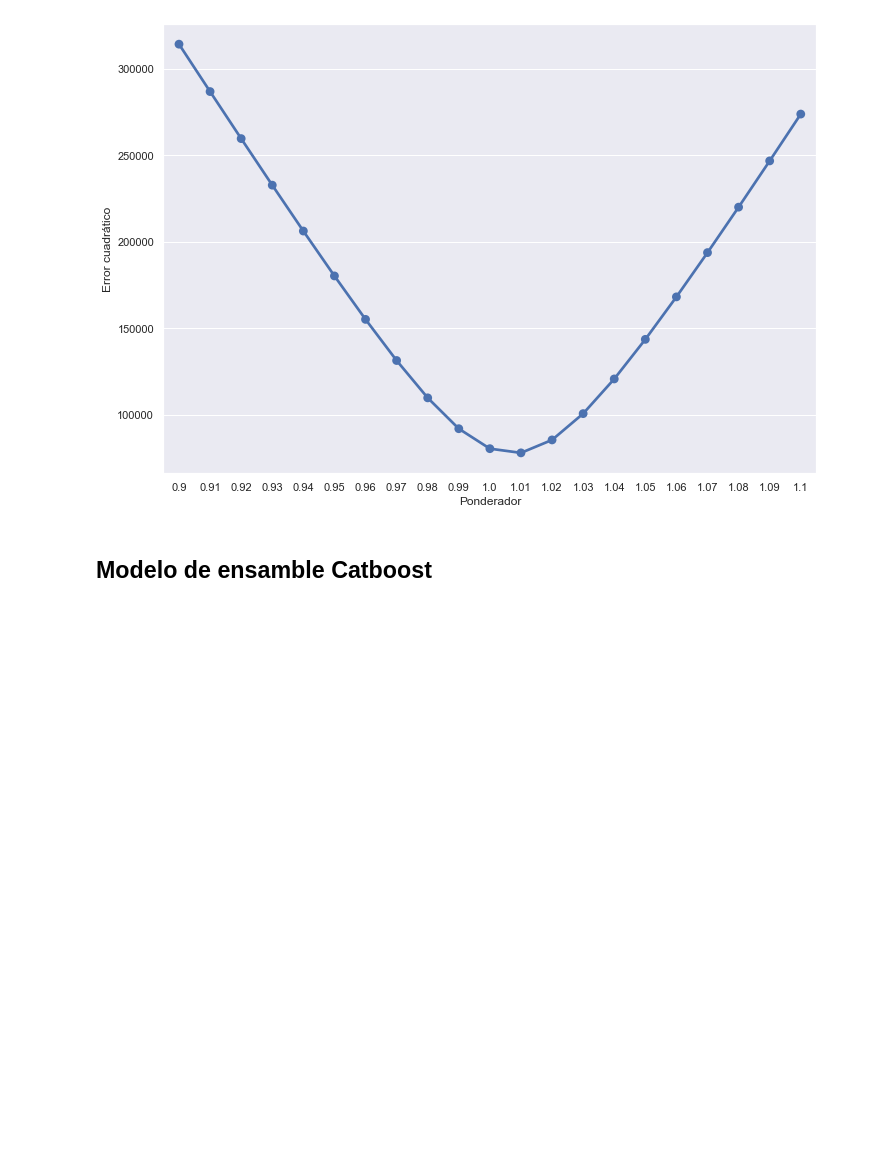
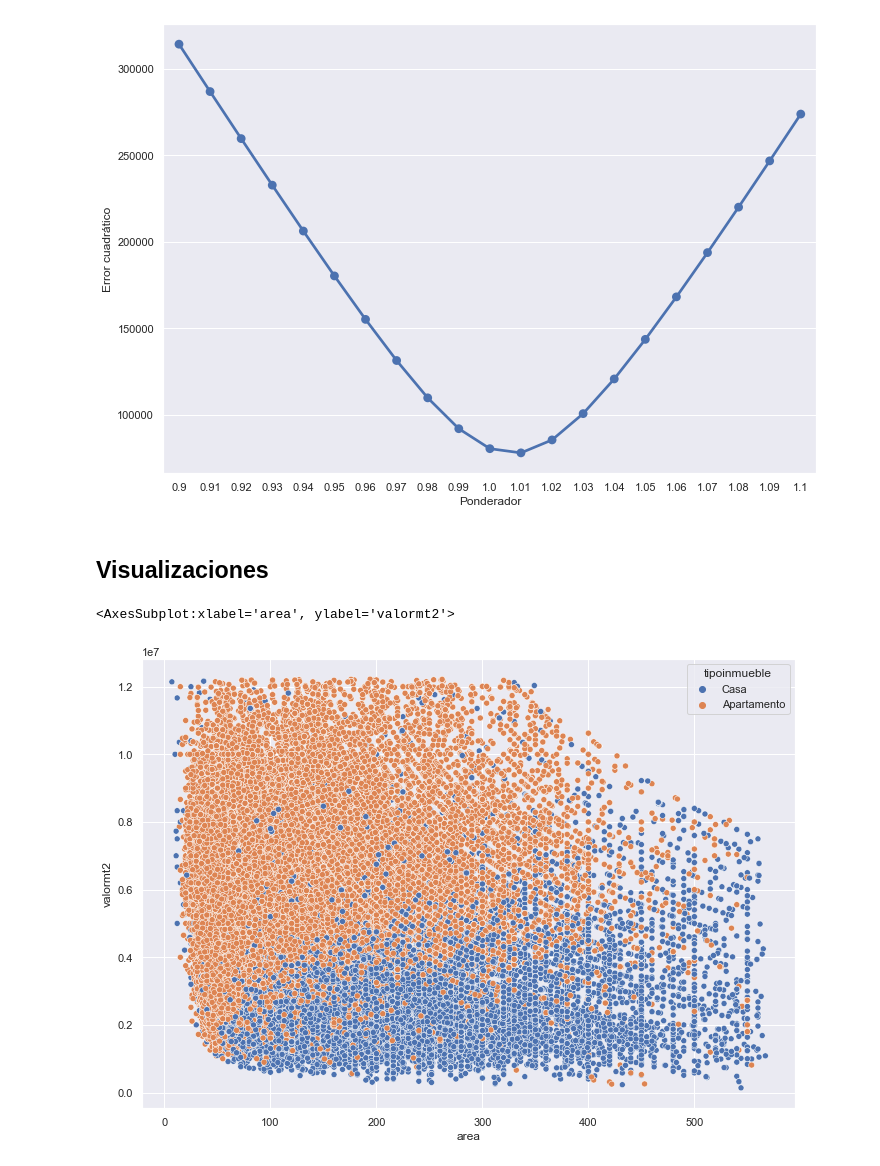
Before and after one commit to CCHidalgoG/El-precio-es-correcto, a Jupyter notebook: Analisis.ipynb, the cells around one changed output. Cells and saved outputs as stored; diff of their text form; code cells hidden in the pictures; blank space fills up the shorter version.

```diff
--- a/Analisis.ipynb
+++ b/Analisis.ipynb
@@ -1333,5 +1333,8 @@ submission_xgb_adj=pd.DataFrame( {'id':val.id ,'valormt2_predicted':datos_predic
 submission_xgb_adj.to_csv('submission_xgb_adj.csv',index=False)
 # %% [markdown]
-## Modelo de ensamble Catboost
+## Visualizaciones
 # %%
-import catboost
+sns.scatterplot(x='area',y='valormt2', hue="tipoinmueble",data=train)
+# %% [output]
+<AxesSubplot:xlabel='area', ylabel='valormt2'>
+[figure, added]
```
Also changed, not shown: parts of 6 cells of this notebook.
